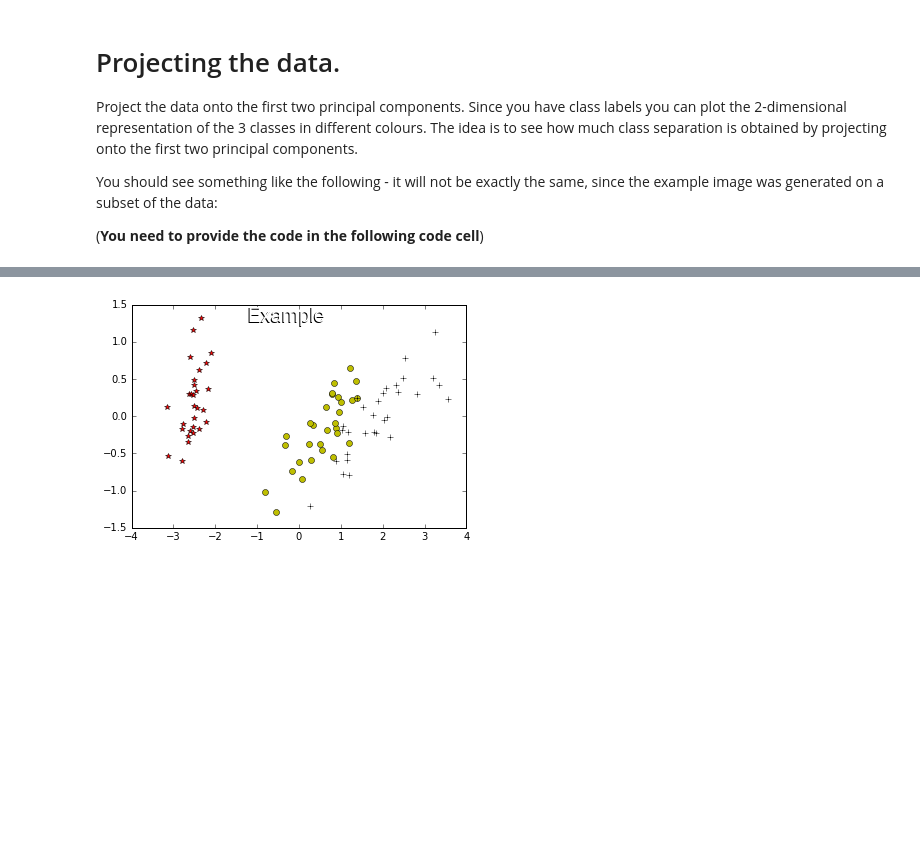
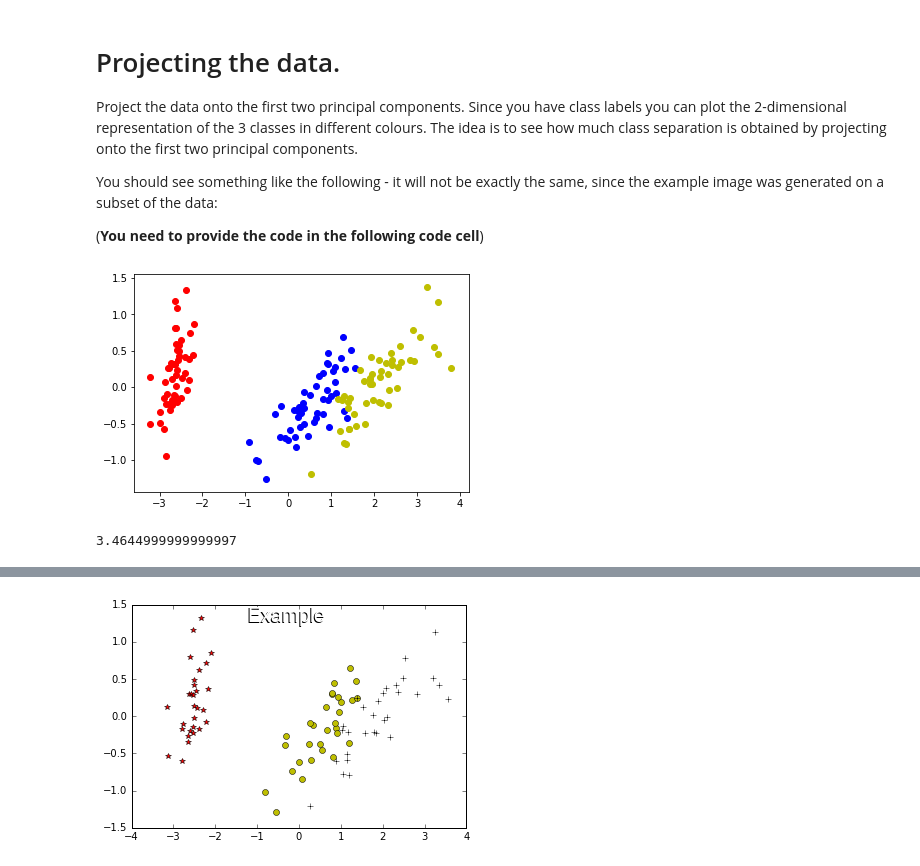
Before and after one commit to DylanGeldenhuys/Machine-learning-A-SU-, a Jupyter notebook: src/assign1.ipynb, the cells around one changed output, grey strips where cells are left out. Drawn from its saved outputs; the diff is of its cells as text; code cells hidden in the pictures; blank space fills up the shorter version.

```diff
--- a/src/assign1.ipynb
+++ b/src/assign1.ipynb
@@ -68,0 +77,31 @@ You should see something like the following - it will not be exactly the same, s
+# %%
+# Using built in functions
+pcaIris = PCA(n_components=2)
+pcaIris.fit(data)
+# Project data onto the priciple components
+principalComponents = pcaIris.fit_transform(data)
+
+import pandas as pd
+df = pd.DataFrame(principalComponents, columns = ['pca1','pca2'])
+
+
+targets = pd.DataFrame(labels, columns = ['target'])
+
+df = pd.concat([df,targets], axis=1)
+#plt.scatter(df.iloc[:,0],df.iloc[:,1], color = 'r')
+
+for i in range(len(df.iloc[:,0])):
+    if  df.target[i] == 0:
+        plt.scatter(df.iloc[i,0],df.iloc[i,1], color = 'r')
+
+
+    if df.target[i] == 1:
+        plt.scatter(df.iloc[i,0],df.iloc[i,1], color = 'b')
+    if df.target[i] == 2:
+        plt.scatter(df.iloc[i,0],df.iloc[i,1], color = 'y')
+
+plt.show()
+np.mean(data)
+# %% [output]
+[figure, added]
+3.4644999999999997
```
Also changed, not shown: parts of 58 cells of this notebook.
